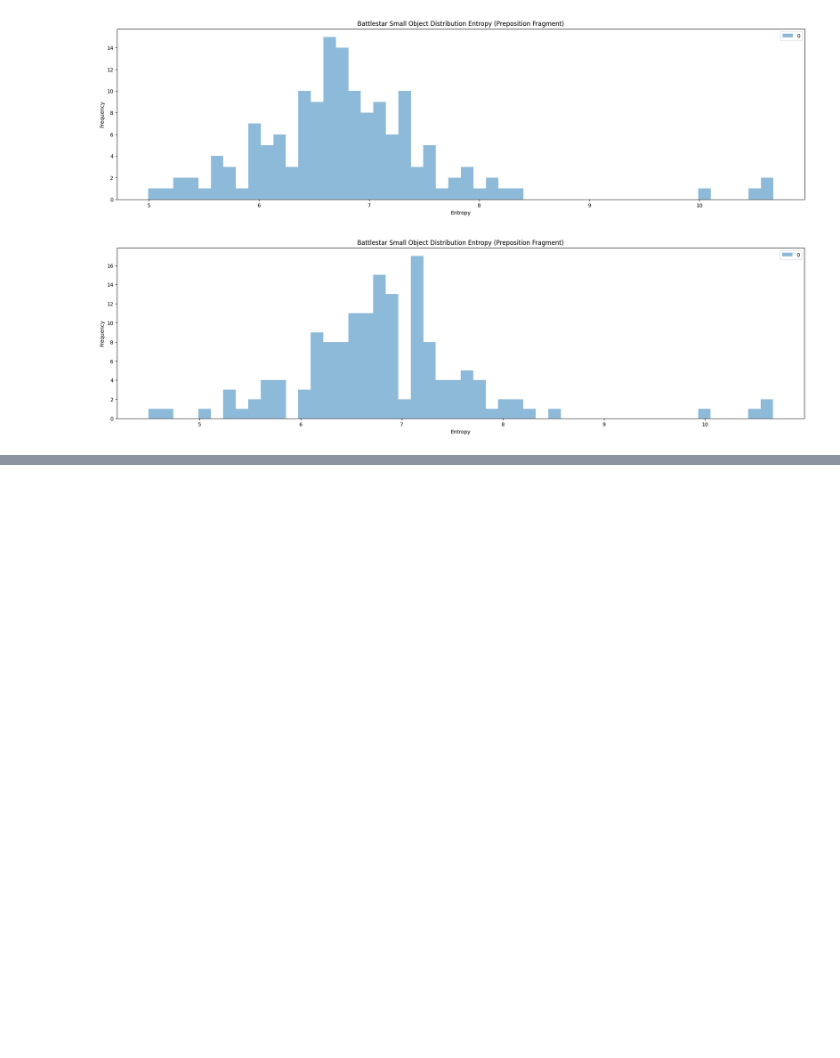
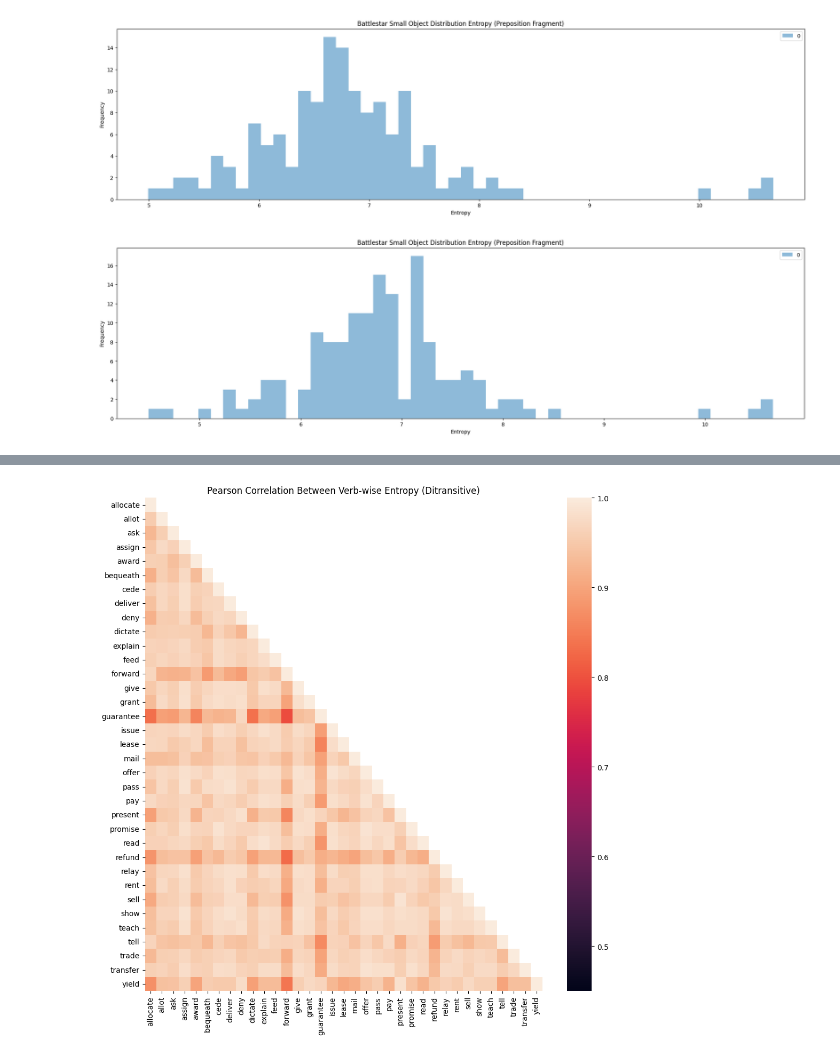
Before and after one commit to jasperjjian/abstraction, a Jupyter notebook: abstraction/analysis/plot_object_distribution.ipynb, the cells around one changed output, grey strips where cells are left out. Saved outputs shown, nothing was run; the diff lists cells and outputs as text; code cells hidden in the pictures; blank space fills up the shorter version.

```diff
--- a/abstraction/analysis/plot_object_distribution.ipynb
+++ b/abstraction/analysis/plot_object_distribution.ipynb
@@ -367,0 +410,23 @@ TtestResult(statistic=-0.37069358167796224, pvalue=0.7113922471906569, df=149)
+# %%
+
+df1 = pd.read_csv(datapath_1, sep="\t", index_col=0)
+df1 = df1.apply(pd.to_numeric, errors='coerce')
+df1_transposed = df1.T
+corr_matrix = df1_transposed.corr(method='pearson')
+
+# sort the correlation matrix rows by sum
+# corr_matrix['sum'] = corr_matrix.sum(axis=1)
+# corr_matrix = corr_matrix.sort_values(by='sum', ascending=False)
+# corr_matrix = corr_matrix.drop(columns=['sum'])
+
+# show only the lower triangular part
+mask = np.tril(np.ones_like(corr_matrix, dtype=bool))
+corr_matrix = corr_matrix.where(mask)
+
+
+plt.figure(figsize=(12, 12))
+sns.heatmap(corr_matrix, annot=False, vmin=0.45, vmax=1)
+plt.title('Pearson Correlation Between Verb-wise Entropy (Ditransitive)')
+plt.show()
+# %% [output]
+[figure, added]
```
Also changed, not shown: parts of 6 cells of this notebook.
